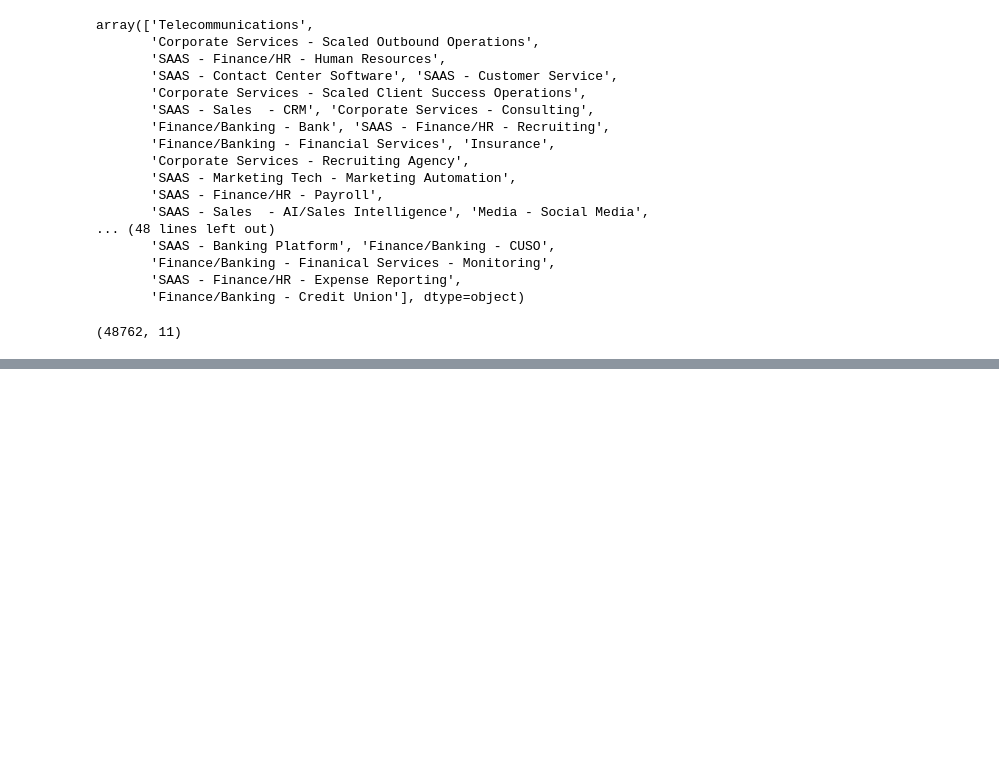
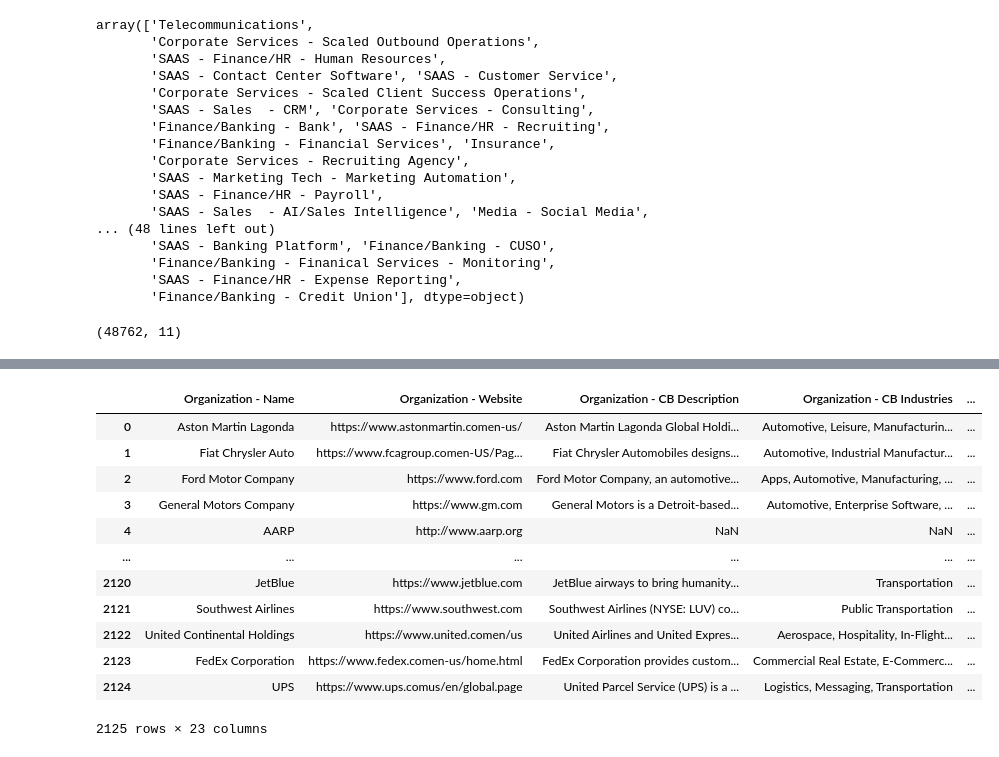
Before and after one commit to CSML1030/capstone, a Jupyter notebook: analysis.ipynb, the cells around one changed output, grey strips where cells are left out. Cells and saved outputs as stored; diff of their text form; code cells hidden in the pictures; blank space fills up the shorter version.

```diff
--- a/analysis.ipynb
+++ b/analysis.ipynb
@@ -167,0 +203,36 @@ all_data_df.drop(columns=drop_col)
+# %%
+import re
+
+stemmer = SnowballStemmer("english")
+nltk.download("wordnet")
+from nltk.stem import WordNetLemmatizer
+
+from collections import defaultdict
+lemmatizer = WordNetLemmatizer()
+
+def decontracted(phrase):
+    # Taken from https://stackoverflow.com/questions/19790188/expanding-english-language-contractions-in-python
+
+    phrase = re.sub(r"won\'t", "will not", phrase)
+    phrase = re.sub(r"can\'t", "can not", phrase)
+    phrase = re.sub(r"n\'t", " not", phrase)
+    phrase = re.sub(r"\'re", " are", phrase)
+    phrase = re.sub(r"\'s", " is", phrase)
+    phrase = re.sub(r"\'d", " would", phrase)
+    phrase = re.sub(r"\'ll", " will", phrase)
+    phrase = re.sub(r"\'t", " not", phrase)
+    phrase = re.sub(r"\'ve", " have", phrase)
+    phrase = re.sub(r"\'m", " am", phrase)
+    return phrase
+
+def tokenize_phrase(text):
+    text = str(text)
+    phrase = decontracted(text)
+    tokens = casual_tokenize(phrase, reduce_len=True, strip_handles=True)
+    normalized_tokens = [x.lower() for x in tokens]  #  convert to all lowercase
+    filtered_tokens = [x for x in normalized_tokens if x not in sklearn_stop_words]  #  filter stop words
+    filtered_tokens = [x for x in filtered_tokens if x and x not in "- \t\n.\"':[...][\\]()/[br]<>*~,;!?"]  #  filter punctuations
+    lemmatized_tokes = [lemmatizer.lemmatize(t) for t in tokens]  # perform lemmatization
+    stemmed_tokens = [stemmer.stem(w) for w in filtered_tokens]  # perform stemming
+    pos_tokens = nltk.pos_tag(stemmed_tokens)  # perform part-of-speech tagging
+    return pos_tokens
@@ -167,0 +243,21 @@ all_data_df.drop(columns=drop_col)
+# %%
+training_df['description_tokens'] = training_df['Organization - CB Description'].apply(tokenize_phrase)
+training_df['industry_tokens'] = training_df['Organization - CB Industries'].apply(tokenize_phrase)
+training_df['keyword_tokens'] = training_df['Keyword'].apply(tokenize_phrase)
+training_df['metakeyword_tokens'] = training_df['MetaKeyword'].apply(tokenize_phrase)
+training_df['metadescription_tokens'] = training_df['MetaDescription'].apply(tokenize_phrase)
+training_df
+# %% [output]
+|  | Organization - Name | Organization - Website | Organization - CB Description | Organization - CB Industries | ... |
+| 0 | Aston Martin Lagonda | https://www.astonmartin.comen-us/ | Aston Martin Lagonda Global Holdi... | Automotive, Leisure, Manufacturin... | ... |
+| 1 | Fiat Chrysler Auto | https://www.fcagroup.comen-US/Pag... | Fiat Chrysler Automobiles designs... | Automotive, Industrial Manufactur... | ... |
+| 2 | Ford Motor Company | https://www.ford.com | Ford Motor Company, an automotive... | Apps, Automotive, Manufacturing, ... | ... |
+| 3 | General Motors Company | https://www.gm.com | General Motors is a Detroit-based... | Automotive, Enterprise Software, ... | ... |
+| 4 | AARP | http://www.aarp.org | NaN | NaN | ... |
+| ... | ... | ... | ... | ... | ... |
+| 2120 | JetBlue | https://www.jetblue.com | JetBlue airways to bring humanity... | Transportation | ... |
+| 2121 | Southwest Airlines | https://www.southwest.com | Southwest Airlines (NYSE: LUV) co... | Public Transportation | ... |
+| 2122 | United Continental Holdings | https://www.united.comen/us | United Airlines and United Expres... | Aerospace, Hospitality, In-Flight... | ... |
+| 2123 | FedEx Corporation | https://www.fedex.comen-us/home.html | FedEx Corporation provides custom... | Commercial Real Estate, E-Commerc... | ... |
+| 2124 | UPS | https://www.ups.comus/en/global.page | United Parcel Service (UPS) is a ... | Logistics, Messaging, Transportation | ... |
+2125 rows × 23 columns
```
Also changed, not shown: parts of 8 cells of this notebook, 1 other file.
